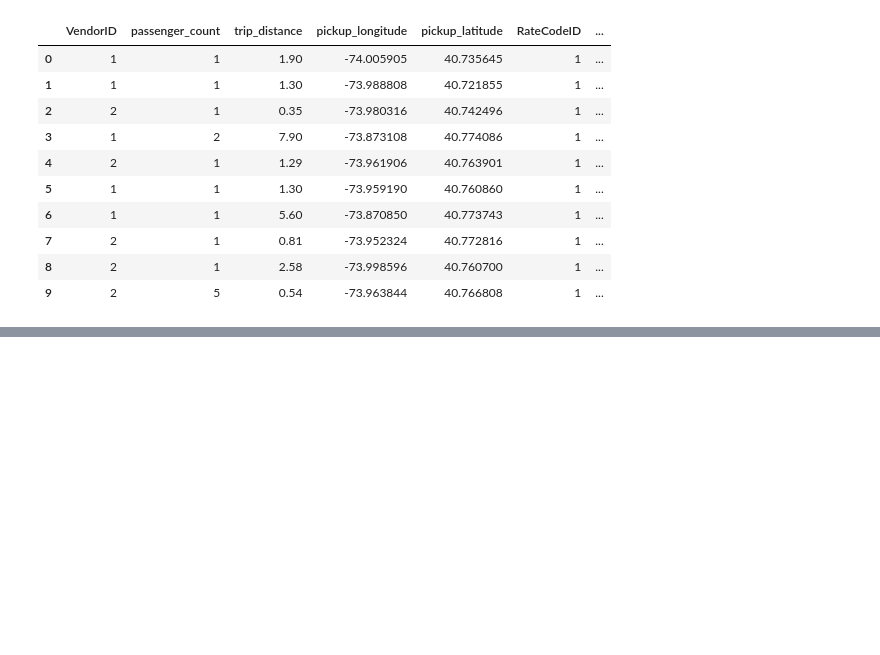
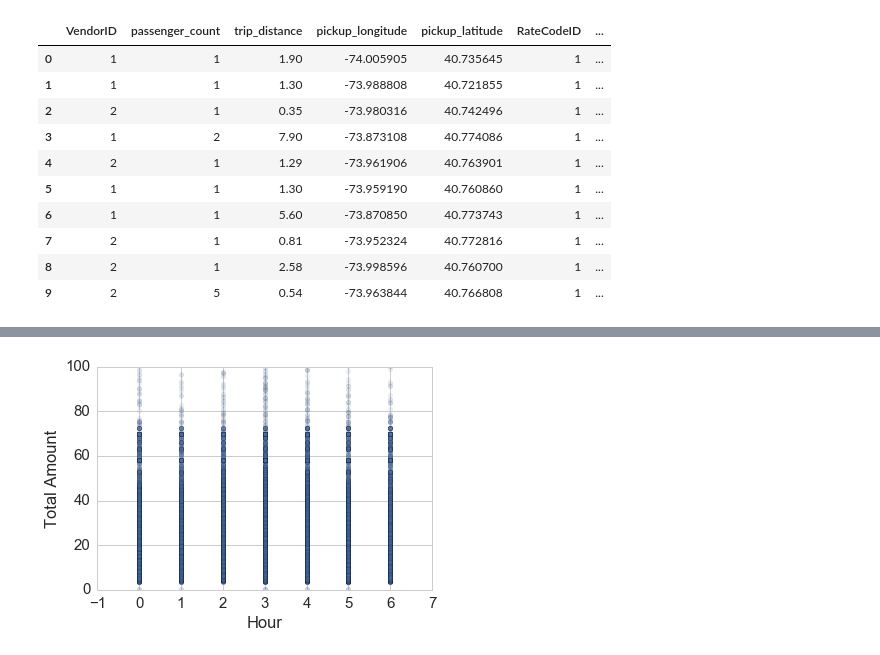
Before and after one commit to rajashreebaradur/DataScienceGA_Final_Project, a Jupyter notebook: project-files/file_1.ipynb, the cells around one changed output, grey strips where cells are left out. Cells and saved outputs as stored; diff of their text form; code cells hidden in the pictures; blank space fills up the shorter version.

```diff
--- a/project-files/file_1.ipynb
+++ b/project-files/file_1.ipynb
@@ -99,2 +176,11 @@ df.head(10)
+# %%
+df.plot(kind ='scatter', x='tpep_pickup_dayofweek', y='total_amount', alpha=0.1)
+plt.xlabel('Hour')
+plt.ylabel('Total Amount')
+plt.axis([-1, 7, 0, 100])
+plt.grid(True)
+plt.show()
+# %% [output]
+[figure, added]
 # %%
 # Set target variable name
```
Also changed, not shown: parts of 12 cells of this notebook.
